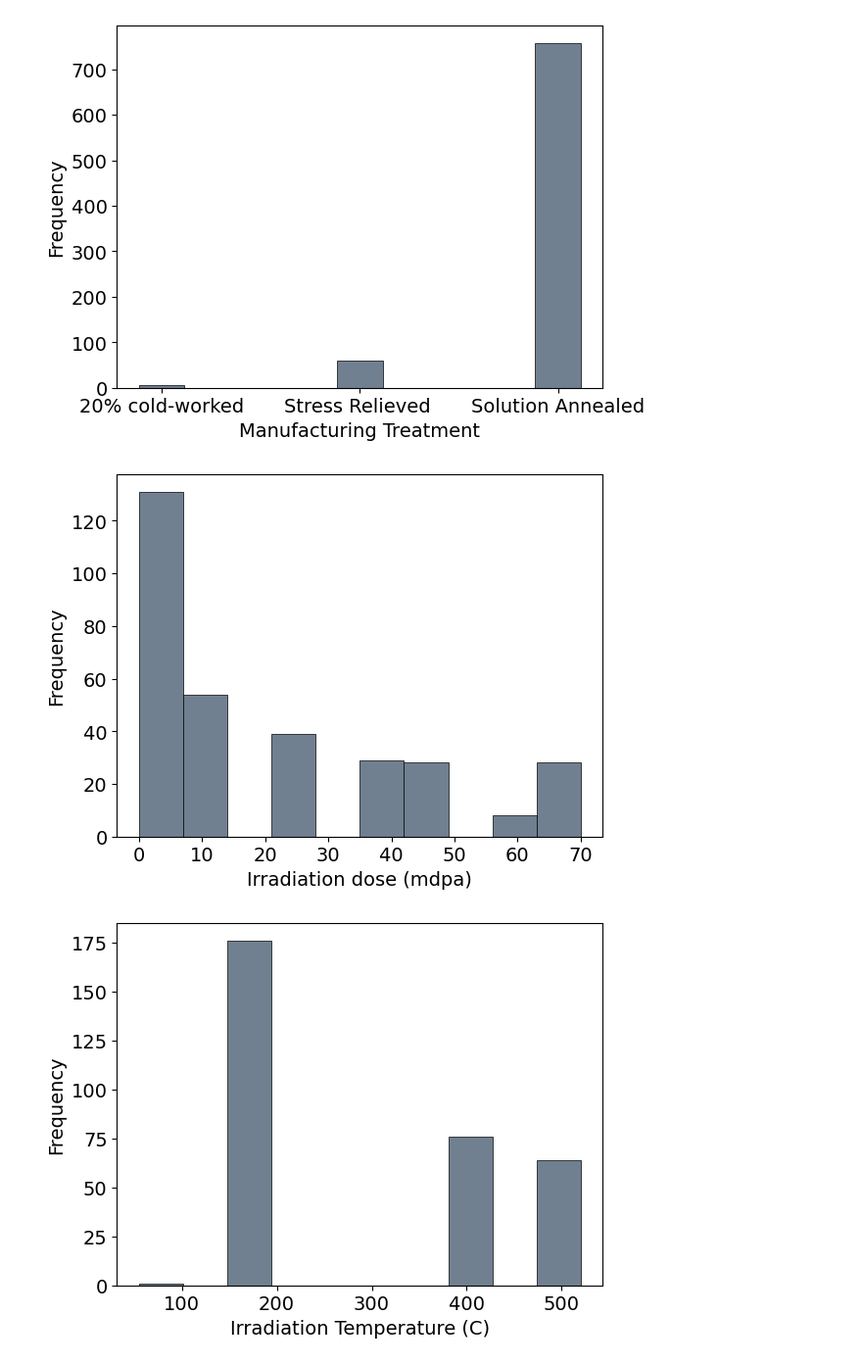
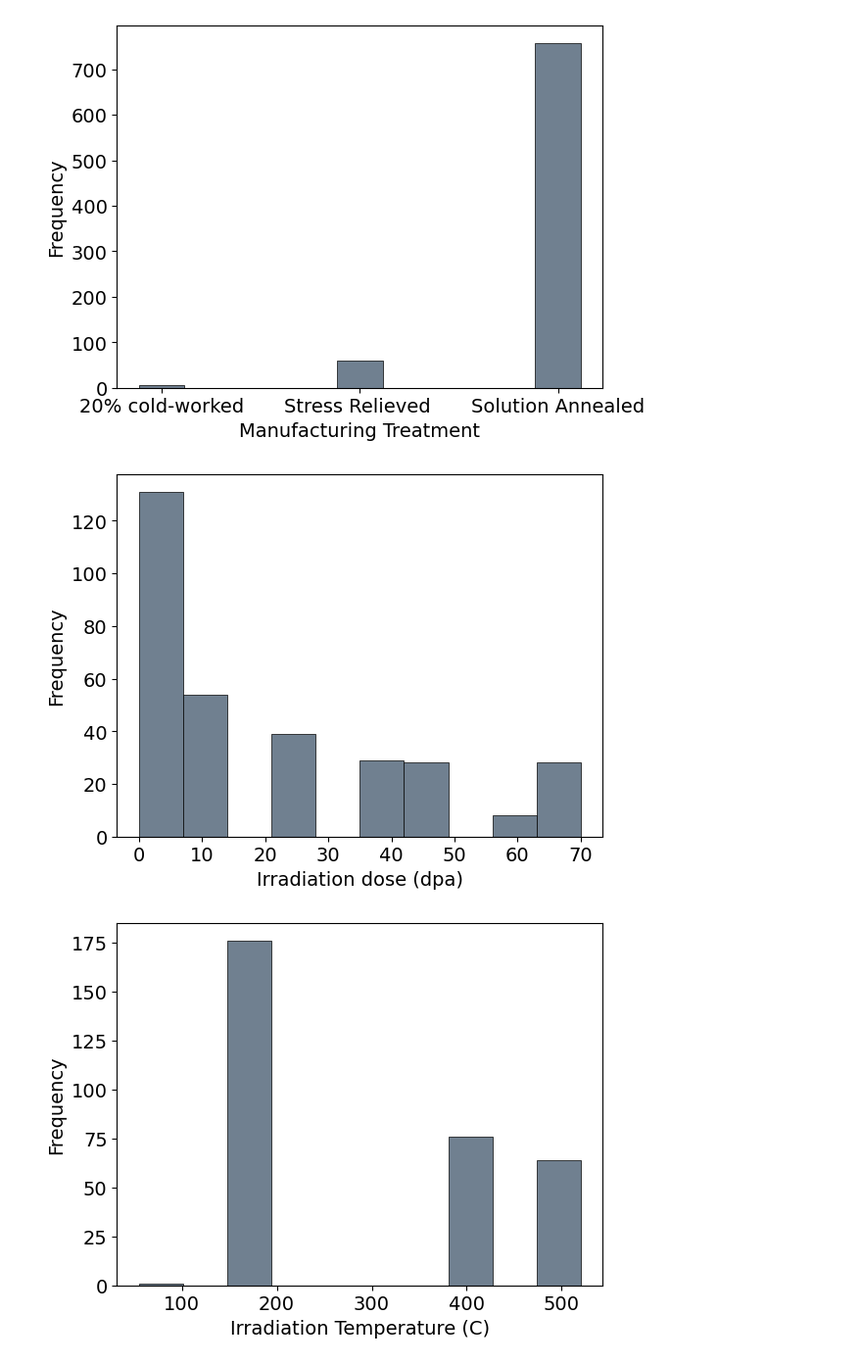
Before and after one commit to avakanski/Subsized-Specimens-Tensile-Properties, a Jupyter notebook: Sample_Code.ipynb, the cells around one changed output. Shown at 98% size. Drawn from its saved outputs; the diff is of its cells as text; code cells hidden in the pictures.

```diff
--- a/Sample_Code.ipynb
+++ b/Sample_Code.ipynb
@@ -176,13 +176,13 @@ plt.show()
 # %%
 # Histogram of Irradiation Dose (Figure 6b)
 fig9, ax9 = plt.subplots()
-tensile_df['Irradiation Dose (mdpa)'].dropna().hist(bins=10, color='slategrey',linewidth=0.5, edgecolor='black')
-ax9.set_xlabel('Irradiation dose (mdpa)')
+tensile_df['Irradiation Dose (dpa)'].dropna().hist(bins=10, color='slategrey',linewidth=0.5, edgecolor='black')
+ax9.set_xlabel('Irradiation dose (dpa)')
 ax9.set_ylabel('Frequency')
 plt.grid(False)
 plt.show()
 # %% [output]
-[figure, old version]
+[figure, new version]
 # %%
 # Histogram of Irradiation Temperature (Figure 6c)
 fig10, ax10 = plt.subplots()
```
